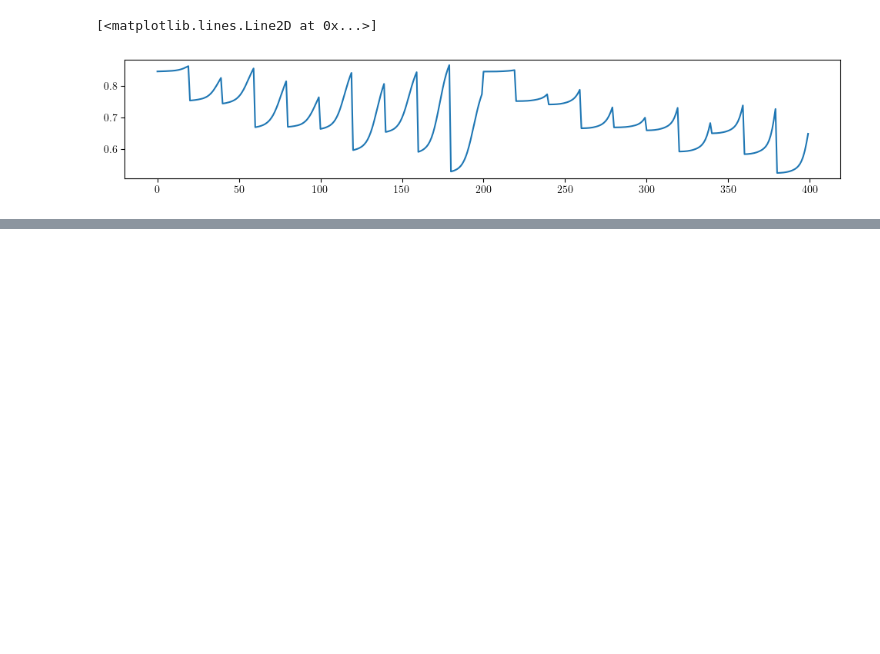
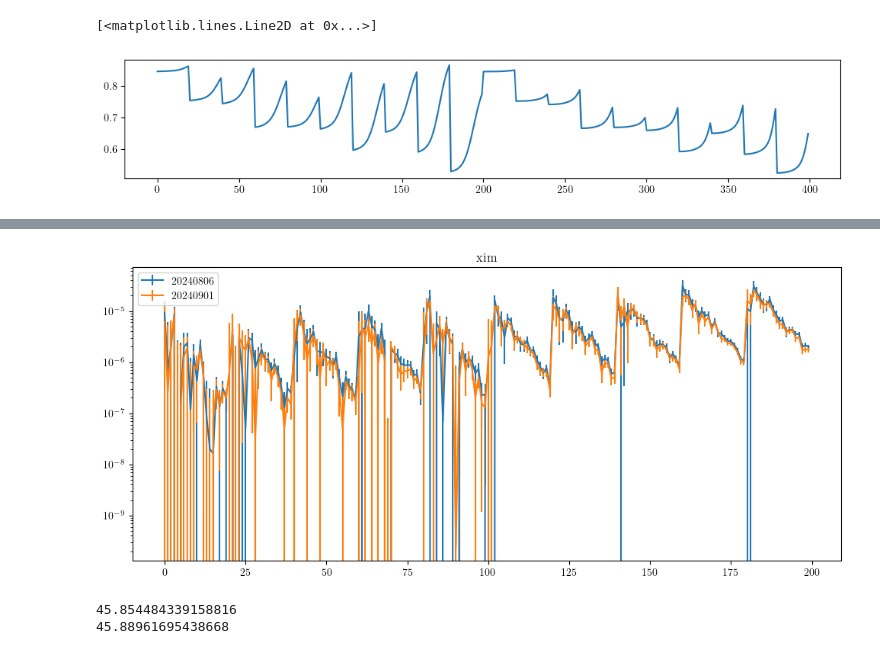
Before and after one commit to delve-survey/CosmicShearCosmosis, a Jupyter notebook: notebooks/PlotBlindedDV.ipynb, the cells around one changed output, grey strips where cells are left out. Cells and saved outputs as stored; diff of their text form; code cells hidden in the pictures; blank space fills up the shorter version.

```diff
--- a/notebooks/PlotBlindedDV.ipynb
+++ b/notebooks/PlotBlindedDV.ipynb
@@ -399,0 +430,21 @@ plt.plot(np.diag(infile2['covmat'].data)/np.diag(infile1['covmat'].data))
+# %%
+plt.figure(figsize=(12,5))
+cov_old = np.diag(infile_old['covmat'].data)**0.5
+cov_new = np.diag(infile_new['covmat'].data)**0.5
+
+plt.errorbar(np.arange(200), infile_old['xim'].data['value'], cov_old[200:], label='20240806')
+plt.errorbar(np.arange(200), infile_new['xim'].data['value'], cov_new[200:], label='20240901')
+plt.title('xim')
+plt.legend()
+plt.yscale('log')
+# %% [output]
+[figure, added]
+# %%
+data_old = np.concatenate((infile_old['xip'].data['value'], infile_old['xim'].data['value']), axis=0)
+data_new = np.concatenate((infile_new['xip'].data['value'], infile_new['xim'].data['value']), axis=0)
+
+print(np.dot(np.dot(data_old, np.linalg.inv(infile_old['covmat'].data)), data_old)**0.5)
+print(np.dot(np.dot(data_new, np.linalg.inv(infile_new['covmat'].data)), data_new)**0.5)
+# %% [output]
+45.854484339158816
+45.88961695438668
```
Also changed, not shown: parts of 13 cells of this notebook, 4 other files.
